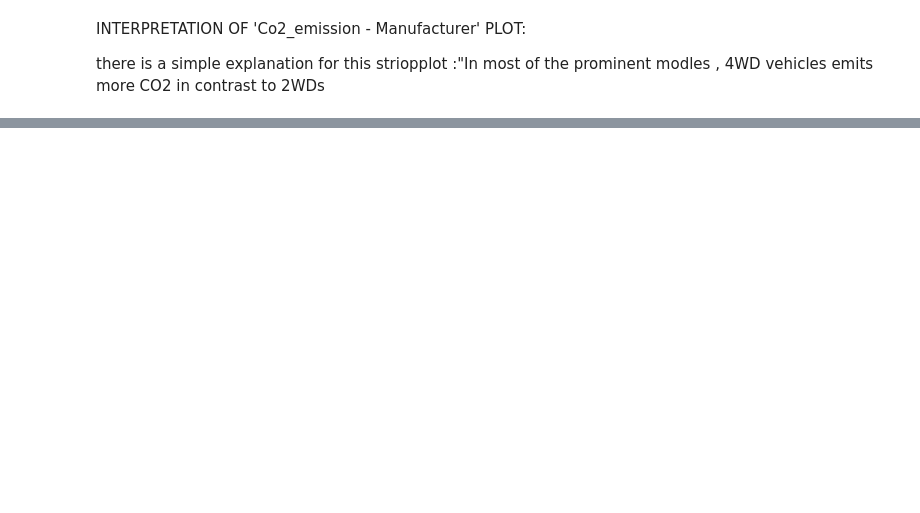
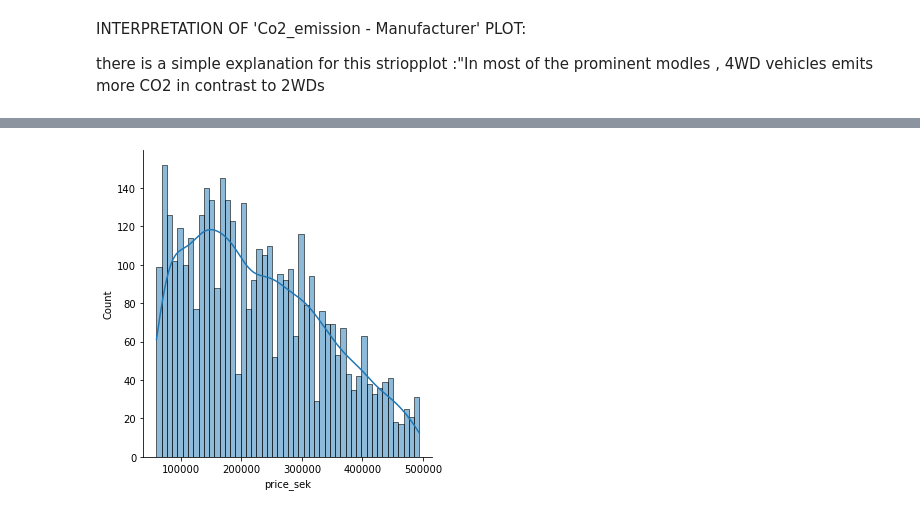
Before and after one commit to javadbazargan/EDA_statistical_tests_on_used_cars, a Jupyter notebook: eda_sta_used_car.ipynb, the cells around one changed output, grey strips where cells are left out. Cells and saved outputs as stored; diff of their text form; code cells hidden in the pictures; blank space fills up the shorter version.

```diff
--- a/eda_sta_used_car.ipynb
+++ b/eda_sta_used_car.ipynb
@@ -445,0 +460,12 @@ there is a simple explanation for this striopplot :"In most of the prominent mod
+# %%
+dndn= df_ne
+dndjs =delete_noise_datas(df_ne ,  5 , 90 )
+for col in cl :
+    dndn[col]=dnd[col].dropna().reset_index(drop=True)
+# %%
+volvo = dndn[dndn['manufacturer']=='Volvo']
+volvo['price_sek']=volvo['price_sek'].dropna()
+volvo_ma = volvo[volvo['transmission']=='manual'].reset_index()
+volvo_aut = volvo[volvo['transmission']=='automatic'].reset_index()
+
+volvo.info()
@@ -445,0 +495,9 @@ there is a simple explanation for this striopplot :"In most of the prominent mod
+# %%
+
+
+m = volvo_ma['price_sek'].dropna()
+a = volvo_aut['price_sek'].dropna()
+sns.displot(m , kde=True , bins = 50)
+plt.show()
+# %% [output]
+[figure, added]
```
Also changed, not shown: parts of 11 cells of this notebook.
